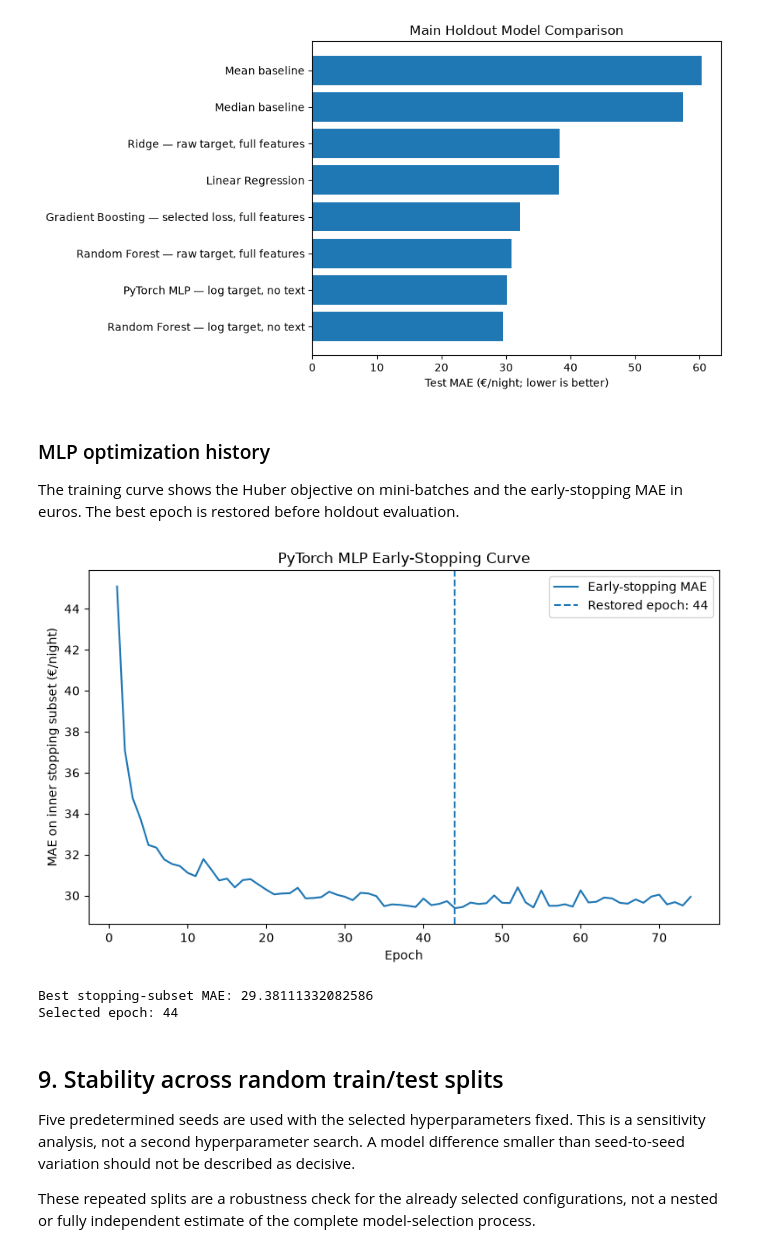
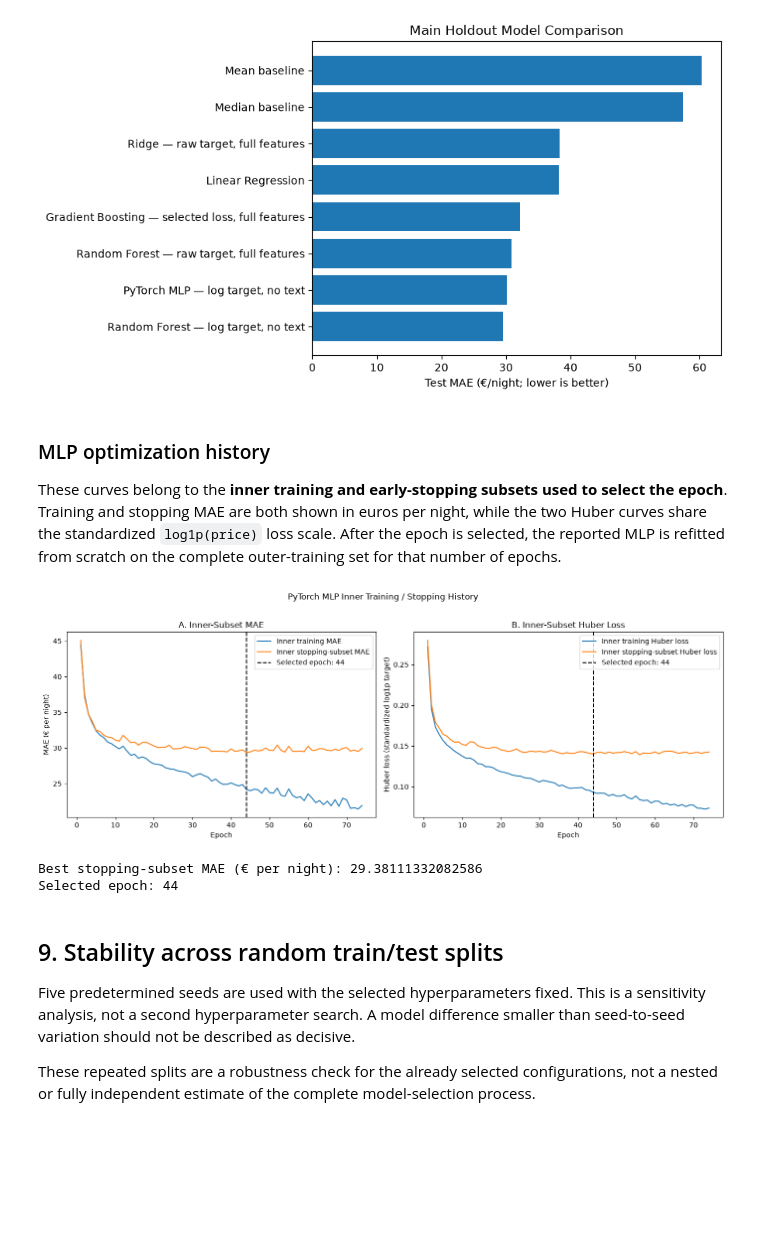
Before and after one commit to yazalj/airbnb-price-prediction-berlin, a Jupyter notebook: notebooks/03_modeling.ipynb, the cells around one changed output. Cells and saved outputs as stored; diff of their text form; code cells hidden in the pictures; blank space fills up the shorter version.

Commit message:
Update notebooks 3 and 4 visualization

```diff
--- a/notebooks/03_modeling.ipynb
+++ b/notebooks/03_modeling.ipynb
@@ -1078,28 +1214,75 @@ plt.show()
 # %% [markdown]
 ### MLP optimization history
 
-The training curve shows the Huber objective on mini-batches and the early-stopping MAE in euros. The best epoch is restored before holdout evaluation.
+These curves belong to the **inner training and early-stopping subsets used to select the epoch**. Training and stopping MAE are both shown in euros per night, while the two Huber curves share the standardized `log1p(price)` loss scale. After the epoch is selected, the reported MLP is refitted from scratch on the complete outer-training set for that number of epochs.
 # %%
 mlp_history = mlp_main_artifacts["history"]
-fig, ax = plt.subplots(figsize=(8, 5))
-ax.plot(mlp_history["epoch"], mlp_history["stopping_mae"], label="Early-stopping MAE")
-ax.axvline(
-    mlp_main_artifacts["best_epoch"],
+required_history_columns = {
+    "epoch",
+    "training_mae_eur",
+    "stopping_mae_eur",
+    "training_huber_loss",
+    "stopping_huber_loss",
+}
+missing_history_columns = required_history_columns.difference(mlp_history.columns)
+assert not missing_history_columns, (
+    f"Detailed MLP history is missing: {sorted(missing_history_columns)}"
+)
+
+mlp_best_epoch = int(mlp_main_artifacts["best_epoch"])
+fig, axes = plt.subplots(1, 2, figsize=(14, 5))
+
+axes[0].plot(
+    mlp_history["epoch"],
+    mlp_history["training_mae_eur"],
+    label="Inner training MAE",
+)
+axes[0].plot(
+    mlp_history["epoch"],
+    mlp_history["stopping_mae_eur"],
+    label="Inner stopping-subset MAE",
+)
+axes[0].axvline(
+    mlp_best_epoch,
+    color="black",
     linestyle="--",
-    label=f"Restored epoch: {mlp_main_artifacts['best_epoch']}",
+    label=f"Selected epoch: {mlp_best_epoch}",
 )
-ax.set_xlabel("Epoch")
-ax.set_ylabel("MAE on inner stopping subset (€/night)")
-ax.set_title("PyTorch MLP Early-Stopping Curve")
-ax.legend()
+axes[0].set_xlabel("Epoch")
+axes[0].set_ylabel("MAE (€ per night)")
+axes[0].set_title("A. Inner-Subset MAE")
+axes[0].legend()
+
+axes[1].plot(
+    mlp_history["epoch"],
+    mlp_history["training_huber_loss"],
+    label="Inner training Huber loss",
+)
+axes[1].plot(
+    mlp_history["epoch"],
+    mlp_history["stopping_huber_loss"],
+    label="Inner stopping-subset Huber loss",
+)
+axes[1].axvline(
+    mlp_best_epoch,
+    color="black",
+    linestyle="--",
+    label=f"Selected epoch: {mlp_best_epoch}",
+)
+axes[1].set_xlabel("Epoch")
+axes[1].set_ylabel("Huber loss (standardized log1p target)")
+axes[1].set_title("B. Inner-Subset Huber Loss")
+axes[1].legend()
+
+fig.suptitle("PyTorch MLP Inner Training / Stopping History", y=1.02)
 fig.tight_layout()
 plt.show()
 
-print("Best stopping-subset MAE:", mlp_main_artifacts["best_stopping_mae"])
-print("Selected epoch:", mlp_main_artifacts["best_epoch"])
+print("Best stopping-subset MAE (€ per night):", mlp_main_artifacts["best_stopping_mae"])
+print("Selected epoch:", mlp_best_epoch)
 # %% [output]
-[figure, old version]
+[figure, new version]
-Best stopping-subset MAE: 29.38111332082586
+Best stopping-subset MAE (€ per night): 29.38111332082586
 Selected epoch: 44
 # %% [markdown]
 ## 9. Stability across random train/test splits
```
Also changed, not shown: parts of 7 cells of this notebook, 3 other files.
